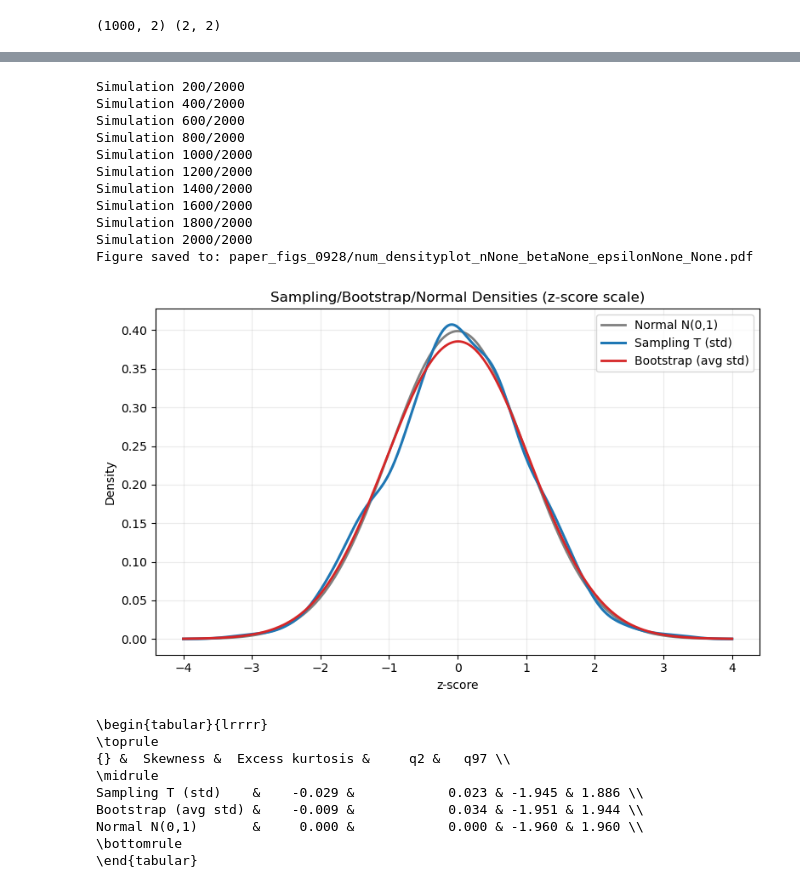
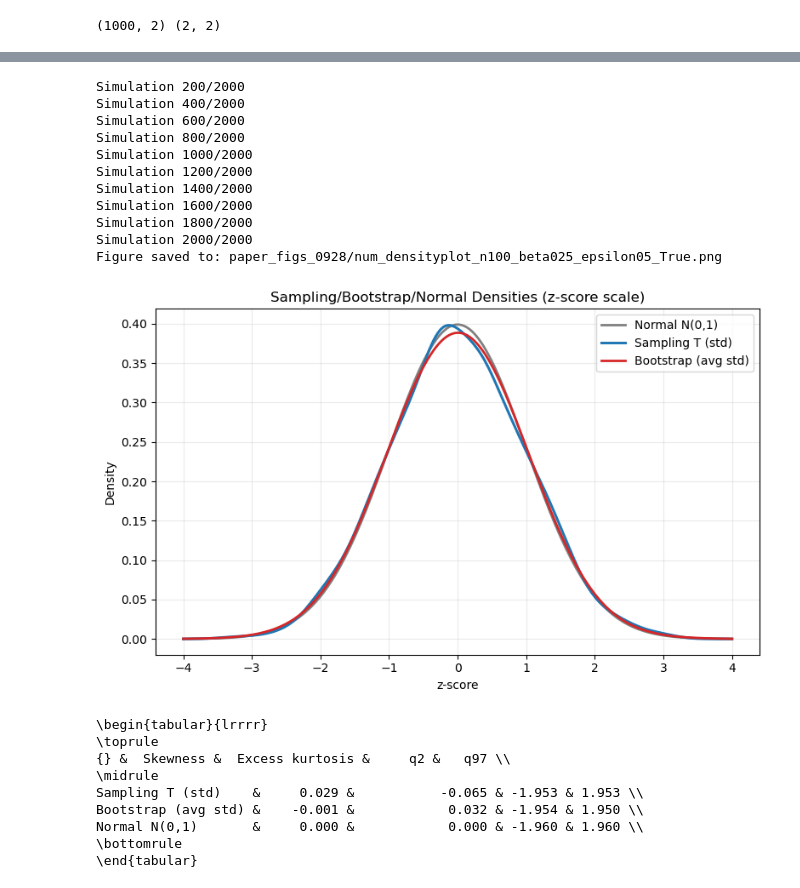
Before and after one commit to ericschulman/testing, a Jupyter notebook: revision_2025/refinement_num_ex.ipynb, the cells around one changed output, grey strips where cells are left out. Saved outputs shown, nothing was run; the diff lists cells and outputs as text; code cells hidden in the pictures.

```diff
--- a/revision_2025/refinement_num_ex.ipynb
+++ b/revision_2025/refinement_num_ex.ipynb
@@ -166,7 +166,7 @@ def plot_zscore_densities(results, title="Densities on z-score scale",
     plt.legend()
     plt.grid(True, alpha=0.25)
     plt.tight_layout()
-    fname = f"paper_figs_0928/num_densityplot_n{nobs}_beta{beta}_epsilon{str(epsilon).replace('.','')}_{data_tuned_epsilon}.pdf"
+    fname = f"paper_figs_0928/num_densityplot_n{nobs}_beta{str(beta).replace('.','')}_epsilon{str(epsilon).replace('.','')}_{data_tuned_epsilon}.png"
     plt.savefig(fname)
     print(f"Figure saved to: {fname}")
     plt.show()
@@ -177,7 +177,7 @@ def print_latex_summary(results, float_fmt="%.3f"):
 #########
 # Example usage:
 num_sims = 2000
-trials = 1000
+trials = 2000
 epsilon = 0.5
 beta = .25
 nobs = 200
@@ -221,41 +221,42 @@ Normal N(0,1)       &     0.000 &            0.000 & -1.960 & 1.960 \\
 # %%
 #########
 # Example usage:
 
 beta = .25
 nobs = 100
 data_tuned_epsilon = True
 
 setup_shi_ex = lambda yn,xn: setup_shi(yn,xn)
 gen_data_ex = lambda : gen_data(nobs=nobs, a=beta)
 
 
 results = density_and_summary(
     setup_shi_ex,gen_data_ex,
     num_sims=num_sims, trials=trials,kde=kde,
     epsilon=epsilon, seed=2024, data_tuned_epsilon= data_tuned_epsilon)
 
-plot_zscore_densities(results, title="Sampling/Bootstrap/Normal Densities (z-score scale)")
+plot_zscore_densities(results,nobs=nobs, beta=beta, epsilon=epsilon, data_tuned_epsilon= data_tuned_epsilon,
+                      title="Sampling/Bootstrap/Normal Densities (z-score scale)")
 print_latex_summary(results)
 # %% [output]
 Simulation 200/2000
 Simulation 400/2000
 Simulation 600/2000
 Simulation 800/2000
 Simulation 1000/2000
 Simulation 1200/2000
 Simulation 1400/2000
 Simulation 1600/2000
 Simulation 1800/2000
 Simulation 2000/2000
-Figure saved to: paper_figs_0928/num_densityplot_nNone_betaNone_epsilonNone_None.pdf
+Figure saved to: paper_figs_0928/num_densityplot_n100_beta025_epsilon05_True.png
-[figure, old version]
+[figure, new version]
 \begin{tabular}{lrrrr}
 \toprule
 {} &  Skewness &  Excess kurtosis &     q2 &   q97 \\
 \midrule
-Sampling T (std)    &    -0.029 &            0.023 & -1.945 & 1.886 \\
-Bootstrap (avg std) &    -0.009 &            0.034 & -1.951 & 1.944 \\
+Sampling T (std)    &     0.029 &           -0.065 & -1.953 & 1.953 \\
+Bootstrap (avg std) &    -0.001 &            0.032 & -1.954 & 1.950 \\
 Normal N(0,1)       &     0.000 &            0.000 & -1.960 & 1.960 \\
 \bottomrule
 \end{tabular}
```
Also changed, not shown: parts of 1 cell of this notebook, 1 other file.
